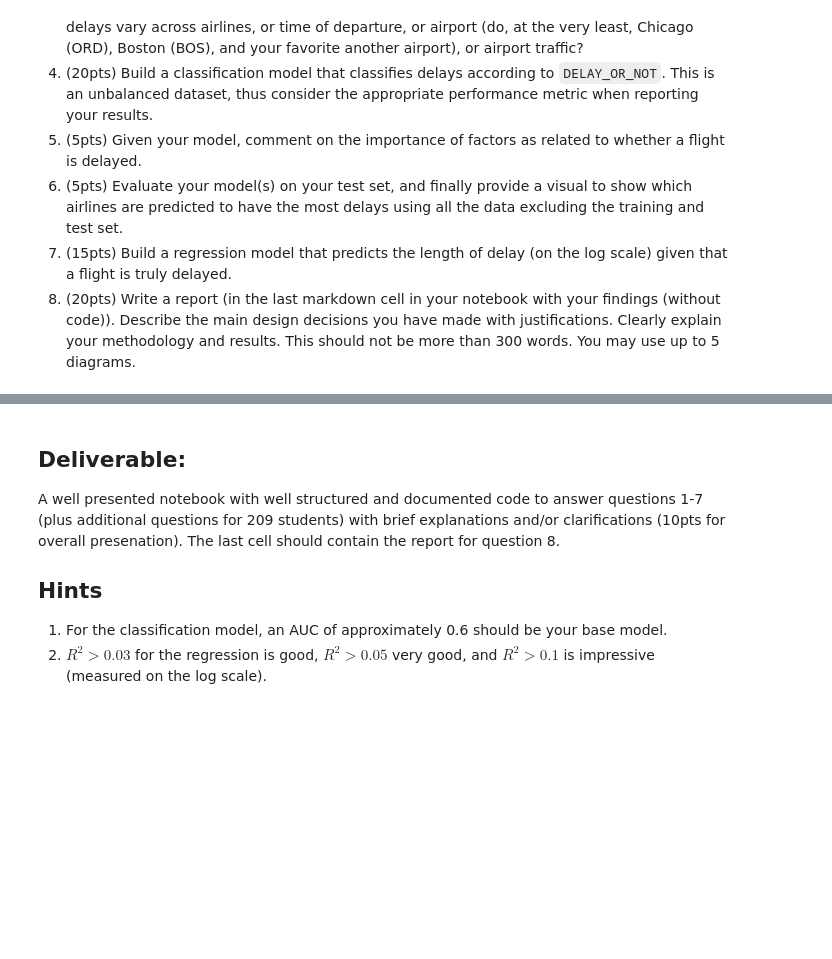
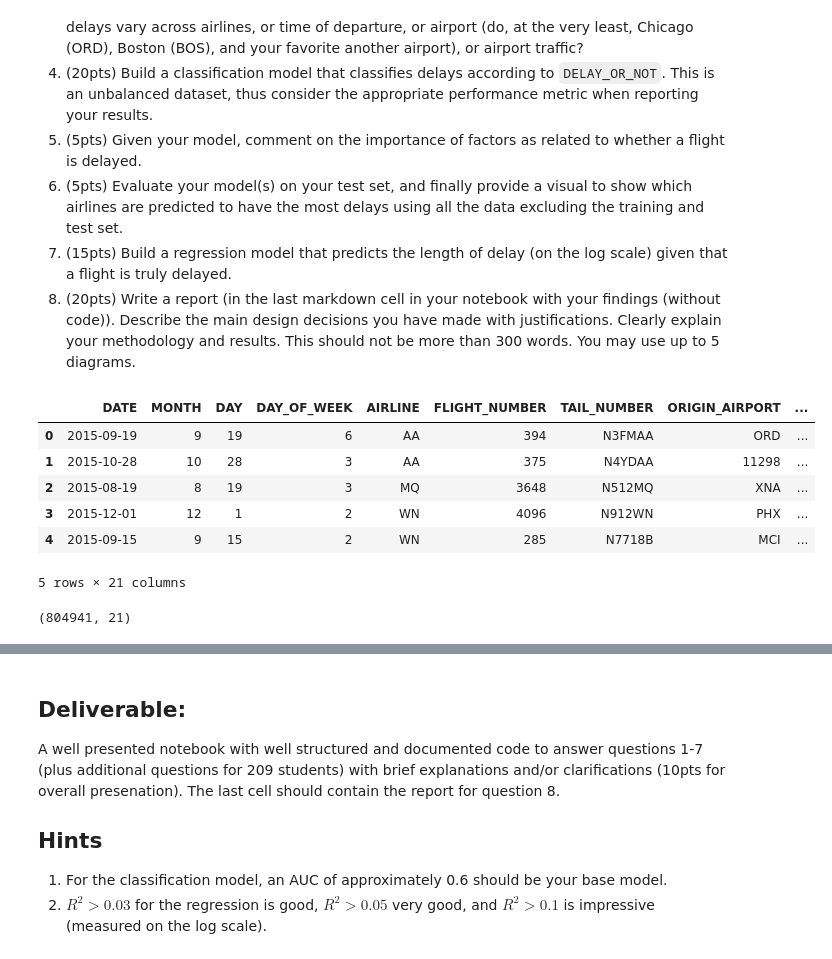
Before and after one commit to Jchea15/a-2017, a Jupyter notebook: cs109a_midterm_2017.ipynb, the cells around one changed output, grey strips where cells are left out. Cells and saved outputs as stored; diff of their text form; code cells hidden in the pictures; blank space fills up the shorter version.

```diff
--- a/cs109a_midterm_2017.ipynb
+++ b/cs109a_midterm_2017.ipynb
@@ -82,0 +109,14 @@ This is a large dataset; think of strategies on how to solve this problem. Creat
+# %%
+df.head()
+# %% [output]
+|  | DATE | MONTH | DAY | DAY_OF_WEEK | AIRLINE | FLIGHT_NUMBER | TAIL_NUMBER | ORIGIN_AIRPORT | ... |
+| 0 | 2015-09-19 | 9 | 19 | 6 | AA | 394 | N3FMAA | ORD | ... |
+| 1 | 2015-10-28 | 10 | 28 | 3 | AA | 375 | N4YDAA | 11298 | ... |
+| 2 | 2015-08-19 | 8 | 19 | 3 | MQ | 3648 | N512MQ | XNA | ... |
+| 3 | 2015-12-01 | 12 | 1 | 2 | WN | 4096 | N912WN | PHX | ... |
+| 4 | 2015-09-15 | 9 | 15 | 2 | WN | 285 | N7718B | MCI | ... |
+5 rows × 21 columns
+# %%
+df.shape
+# %% [output]
+(804941, 21)
```
Also changed, not shown: parts of 23 cells of this notebook.
